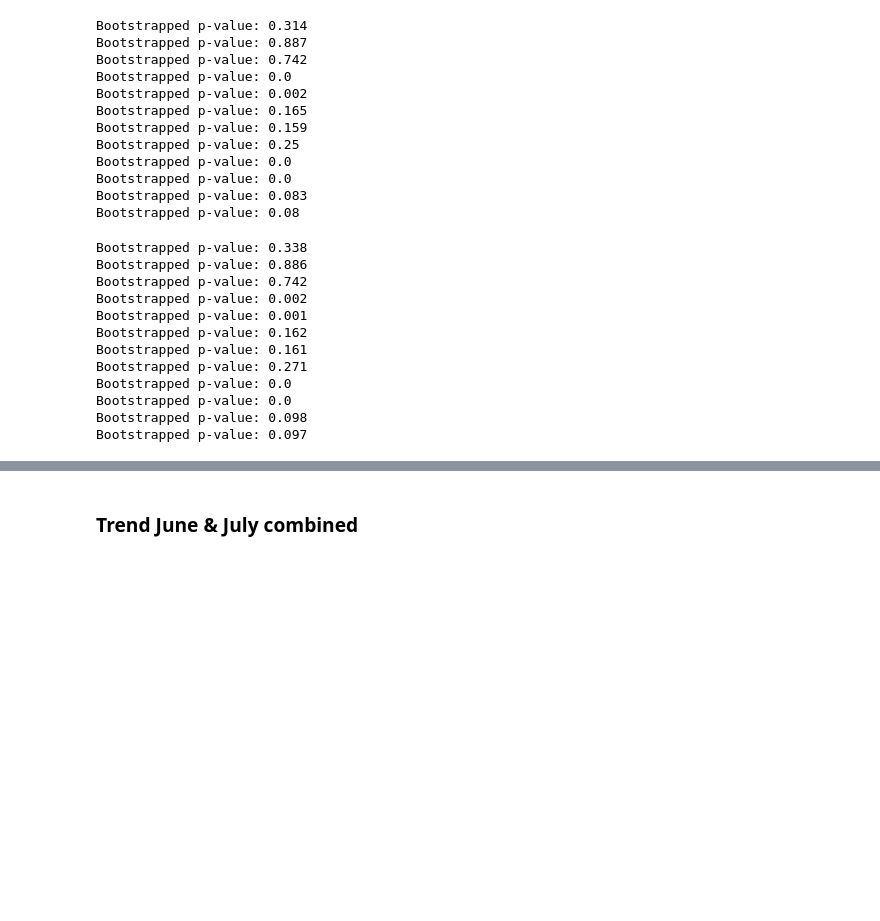
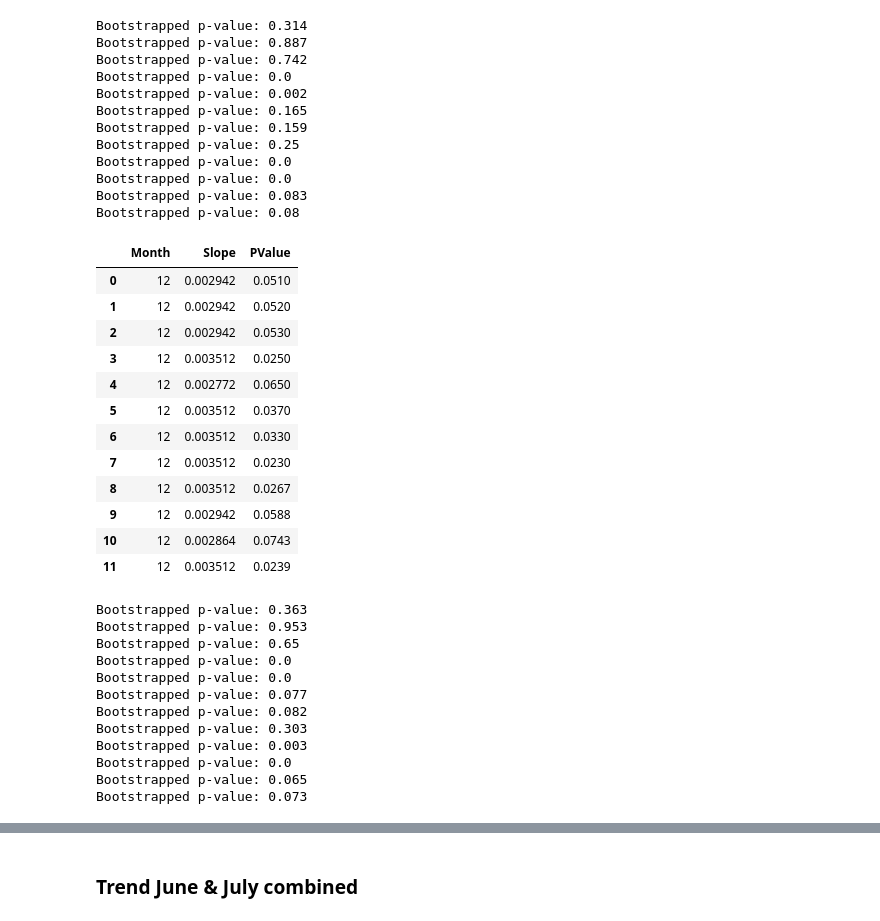
Before and after one commit to LeoausderDose/Praktikum_AWI, a Jupyter notebook: DNT_Bootstraping.ipynb, the cells around one changed output, grey strips where cells are left out. Drawn from its saved outputs; the diff is of its cells as text; code cells hidden in the pictures; blank space fills up the shorter version.

```diff
--- a/DNT_Bootstraping.ipynb
+++ b/DNT_Bootstraping.ipynb
@@ -1058,6 +1058,22 @@ Bootstrapped p-value: 0.0
 Bootstrapped p-value: 0.0
 Bootstrapped p-value: 0.083
 Bootstrapped p-value: 0.08
+# %%
+df_significance1973
+# %% [output]
+|  | Month | Slope | PValue |
+| 0 | 12 | 0.002942 | 0.0510 |
+| 1 | 12 | 0.002942 | 0.0520 |
+| 2 | 12 | 0.002942 | 0.0530 |
+| 3 | 12 | 0.003512 | 0.0250 |
+| 4 | 12 | 0.002772 | 0.0650 |
+| 5 | 12 | 0.003512 | 0.0370 |
+| 6 | 12 | 0.003512 | 0.0330 |
+| 7 | 12 | 0.003512 | 0.0230 |
+| 8 | 12 | 0.003512 | 0.0267 |
+| 9 | 12 | 0.002942 | 0.0588 |
+| 10 | 12 | 0.002864 | 0.0743 |
+| 11 | 12 | 0.003512 | 0.0239 |
 # %%
 # Create lists to store regression coefficients and R-squared values
 regression_coeffs = []
@@ -1065,7 +1081,7 @@ r_squared_values = []
 
 df_significance1973 = pd.DataFrame(columns= ['Month', 'Slope', 'PValue'])
 
-startdate = pd.to_datetime('1973-01-01')
+startdate = pd.to_datetime('1972-01-01')
 enddate = pd.to_datetime('2023-01-01')
 
 
@@ -1116,15 +1132,15 @@ for i in range(1,13):
     # Print the p-value
     print("Bootstrapped p-value:", p_value)
 # %% [output]
-Bootstrapped p-value: 0.338
-Bootstrapped p-value: 0.886
-Bootstrapped p-value: 0.742
-Bootstrapped p-value: 0.002
-Bootstrapped p-value: 0.001
-Bootstrapped p-value: 0.162
-Bootstrapped p-value: 0.161
-Bootstrapped p-value: 0.271
+Bootstrapped p-value: 0.363
+Bootstrapped p-value: 0.953
+Bootstrapped p-value: 0.65
 Bootstrapped p-value: 0.0
 Bootstrapped p-value: 0.0
-Bootstrapped p-value: 0.098
-Bootstrapped p-value: 0.097
+Bootstrapped p-value: 0.077
+Bootstrapped p-value: 0.082
+Bootstrapped p-value: 0.303
+Bootstrapped p-value: 0.003
+Bootstrapped p-value: 0.0
+Bootstrapped p-value: 0.065
+Bootstrapped p-value: 0.073
```
Also changed, not shown: parts of 3 cells of this notebook.
